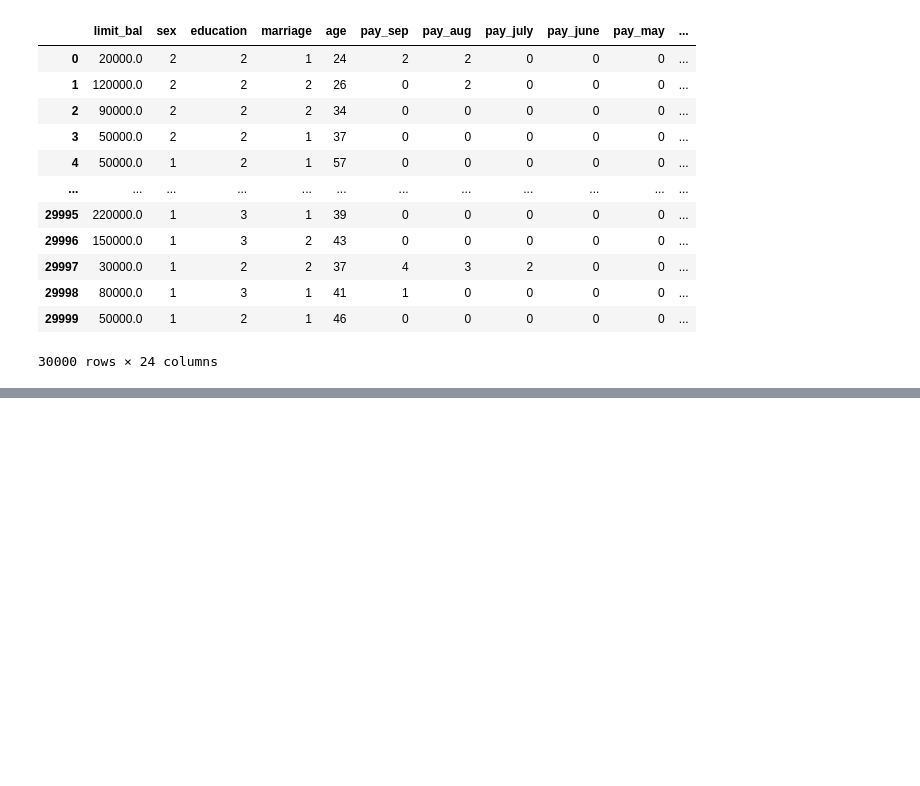
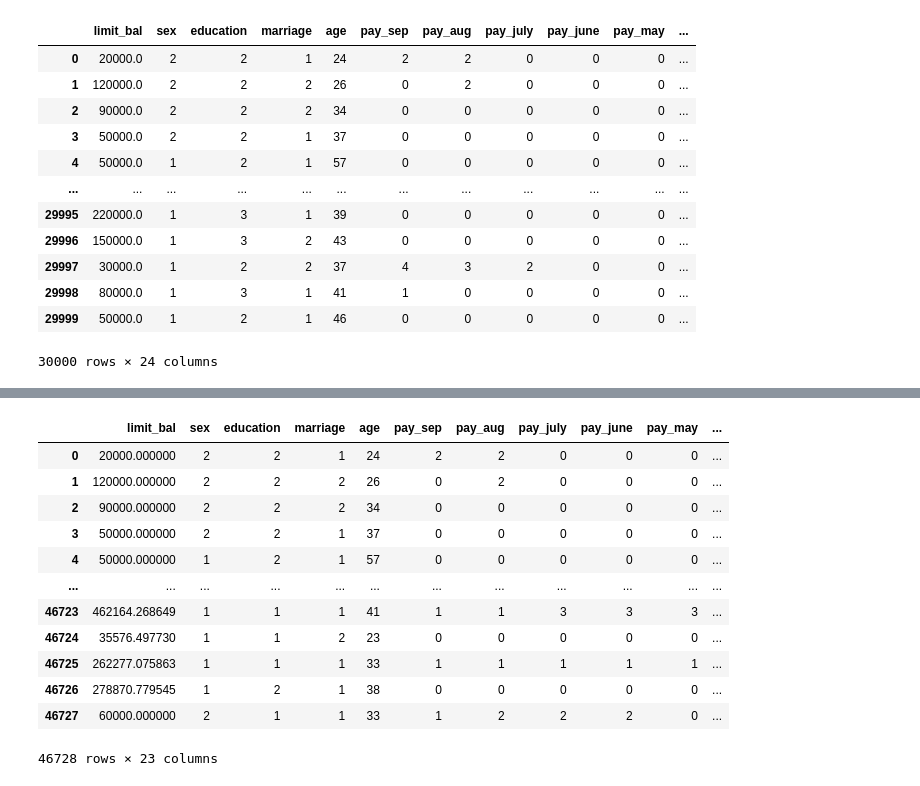
Before and after one commit to iamaakashpal/Credit-Card-Default-Prediction-EDA-and-FE, a Jupyter notebook: 2 FEATURE ENGINEERING/FE.ipynb, the cells around one changed output, grey strips where cells are left out. Drawn from its saved outputs; the diff is of its cells as text; code cells hidden in the pictures; blank space fills up the shorter version.

```diff
--- a/2 FEATURE ENGINEERING/FE.ipynb
+++ b/2 FEATURE ENGINEERING/FE.ipynb
@@ -3,3 +1,11 @@ import pandas as pd
+# %%
+import pandas as pd
+import numpy as np
+import matplotlib.pyplot as plt
+import seaborn as sns
+%matplotlib inline
+pd.pandas.set_option('display.max_columns',None)
+from imblearn.over_sampling import SMOTE
 # %%
 dataset = pd.read_csv('CreditCardUpdated.csv')
 # %%
@@ -18,3 +24,6 @@ dataset[]
 | 29998 | 80000.0 | 1 | 3 | 1 | 41 | 1 | 0 | 0 | 0 | 0 | ... |
 | 29999 | 50000.0 | 1 | 2 | 1 | 46 | 0 | 0 | 0 | 0 | 0 | ... |
 30000 rows × 24 columns
+# %%
+x = dataset.iloc[:,:-1]
+y = dataset.iloc[:,-1]
@@ -20,0 +69,16 @@ dataset[]
+# %%
+x_res
+# %% [output]
+|  | limit_bal | sex | education | marriage | age | pay_sep | pay_aug | pay_july | pay_june | pay_may | ... |
+| 0 | 20000.000000 | 2 | 2 | 1 | 24 | 2 | 2 | 0 | 0 | 0 | ... |
+| 1 | 120000.000000 | 2 | 2 | 2 | 26 | 0 | 2 | 0 | 0 | 0 | ... |
+| 2 | 90000.000000 | 2 | 2 | 2 | 34 | 0 | 0 | 0 | 0 | 0 | ... |
+| 3 | 50000.000000 | 2 | 2 | 1 | 37 | 0 | 0 | 0 | 0 | 0 | ... |
+| 4 | 50000.000000 | 1 | 2 | 1 | 57 | 0 | 0 | 0 | 0 | 0 | ... |
+| ... | ... | ... | ... | ... | ... | ... | ... | ... | ... | ... | ... |
+| 46723 | 462164.268649 | 1 | 1 | 1 | 41 | 1 | 1 | 3 | 3 | 3 | ... |
+| 46724 | 35576.497730 | 1 | 1 | 2 | 23 | 0 | 0 | 0 | 0 | 0 | ... |
+| 46725 | 262277.075863 | 1 | 1 | 1 | 33 | 1 | 1 | 1 | 1 | 1 | ... |
+| 46726 | 278870.779545 | 1 | 2 | 1 | 38 | 0 | 0 | 0 | 0 | 0 | ... |
+| 46727 | 60000.000000 | 2 | 1 | 1 | 33 | 1 | 2 | 2 | 2 | 0 | ... |
+46728 rows × 23 columns
```
Also changed, not shown: parts of 36 cells of this notebook, 2 other files.
